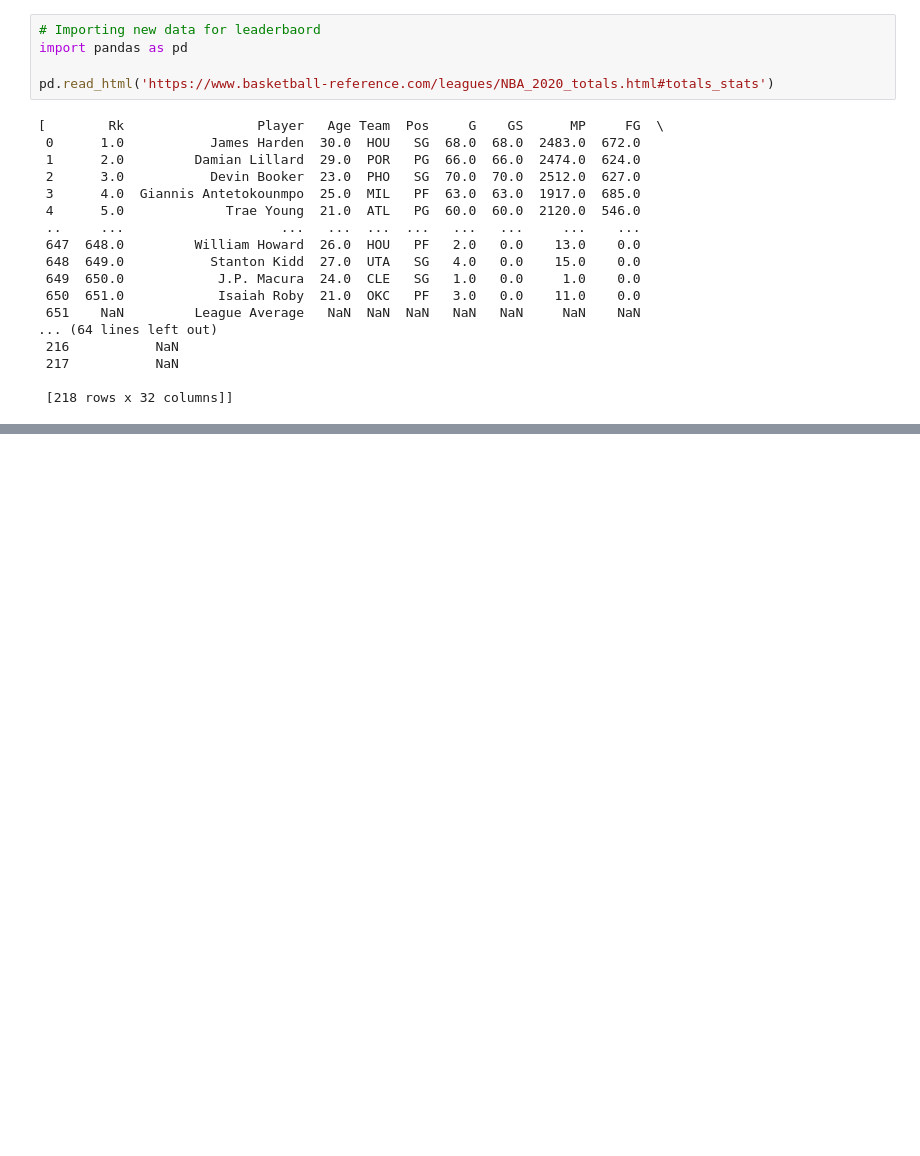
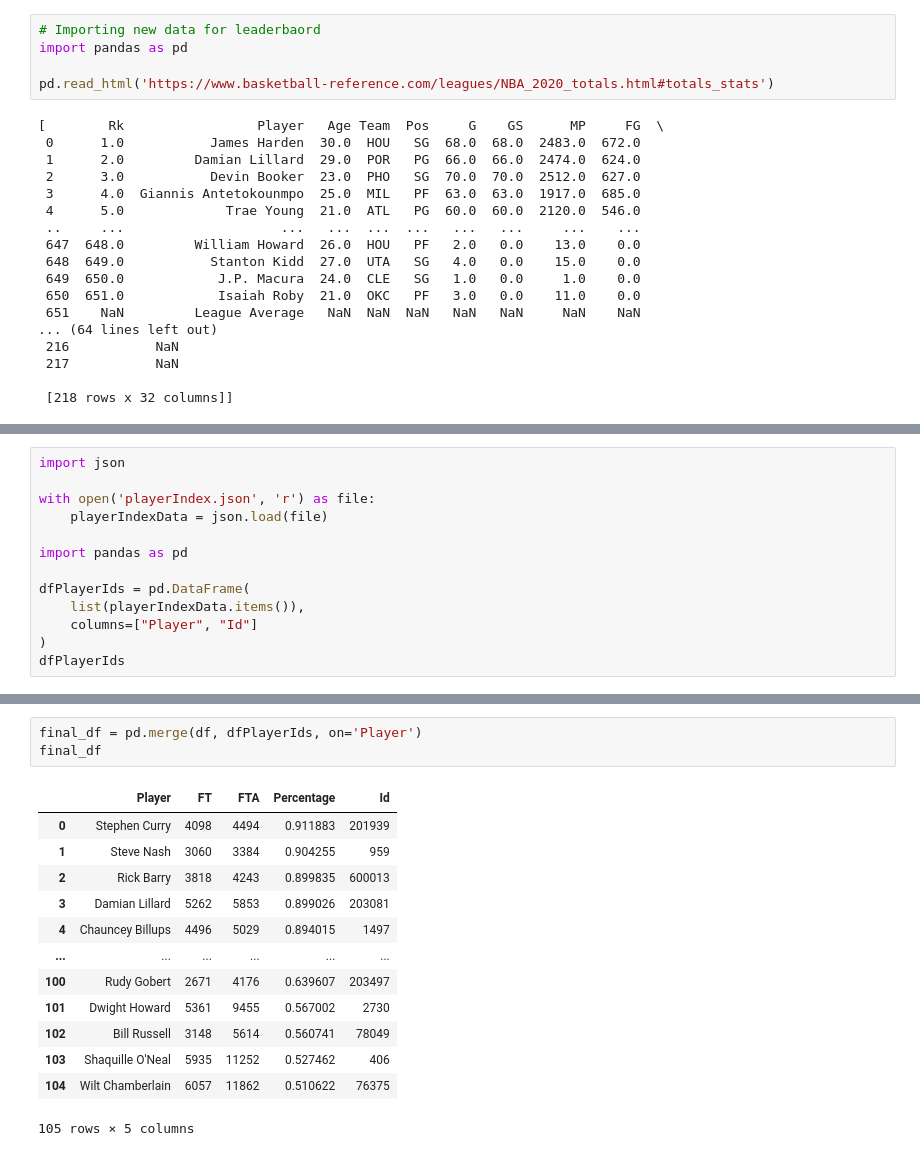
Before and after one commit to arnie12a/Free-Throw-Tracker-App, a Jupyter notebook: pythonScripts/main.ipynb, the cells around one changed output, grey strips where cells are left out. Cells and saved outputs as stored; diff of their text form; blank space fills up the shorter version.

```diff
--- a/pythonScripts/main.ipynb
+++ b/pythonScripts/main.ipynb
@@ -265,0 +230,13 @@ ValueError: Expected object or value
+# %%
+import json
+
+with open('playerIndex.json', 'r') as file:
+    playerIndexData = json.load(file)
+
+import pandas as pd
+
+dfPlayerIds = pd.DataFrame(
+    list(playerIndexData.items()),
+    columns=["Player", "Id"]
+)
+dfPlayerIds
@@ -265,0 +257,17 @@ ValueError: Expected object or value
+# %%
+final_df = pd.merge(df, dfPlayerIds, on='Player')
+final_df
+# %% [output]
+|  | Player | FT | FTA | Percentage | Id |
+| 0 | Stephen Curry | 4098 | 4494 | 0.911883 | 201939 |
+| 1 | Steve Nash | 3060 | 3384 | 0.904255 | 959 |
+| 2 | Rick Barry | 3818 | 4243 | 0.899835 | 600013 |
+| 3 | Damian Lillard | 5262 | 5853 | 0.899026 | 203081 |
+| 4 | Chauncey Billups | 4496 | 5029 | 0.894015 | 1497 |
+| ... | ... | ... | ... | ... | ... |
+| 100 | Rudy Gobert | 2671 | 4176 | 0.639607 | 203497 |
+| 101 | Dwight Howard | 5361 | 9455 | 0.567002 | 2730 |
+| 102 | Bill Russell | 3148 | 5614 | 0.560741 | 78049 |
+| 103 | Shaquille O'Neal | 5935 | 11252 | 0.527462 | 406 |
+| 104 | Wilt Chamberlain | 6057 | 11862 | 0.510622 | 76375 |
+105 rows × 5 columns
```
Also changed, not shown: parts of 5 cells of this notebook.
